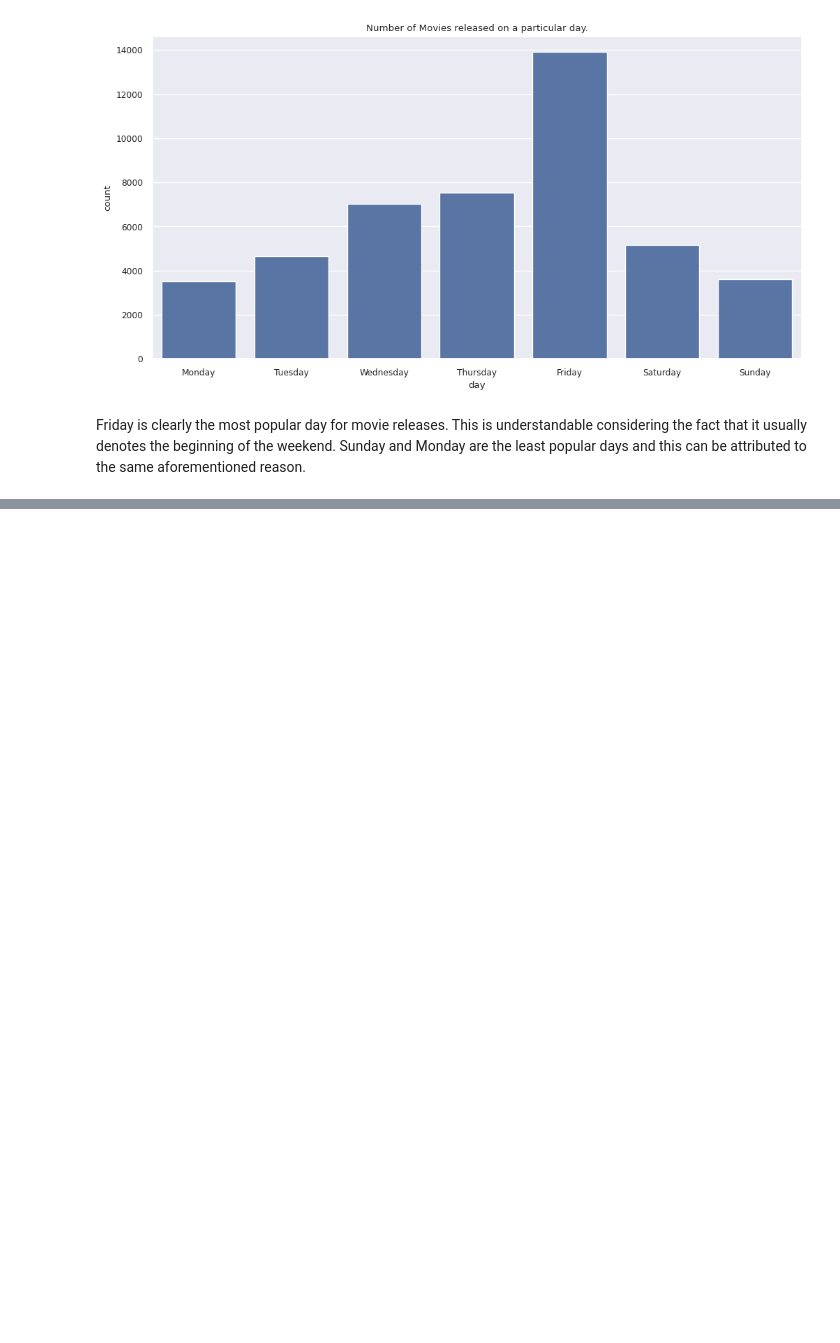
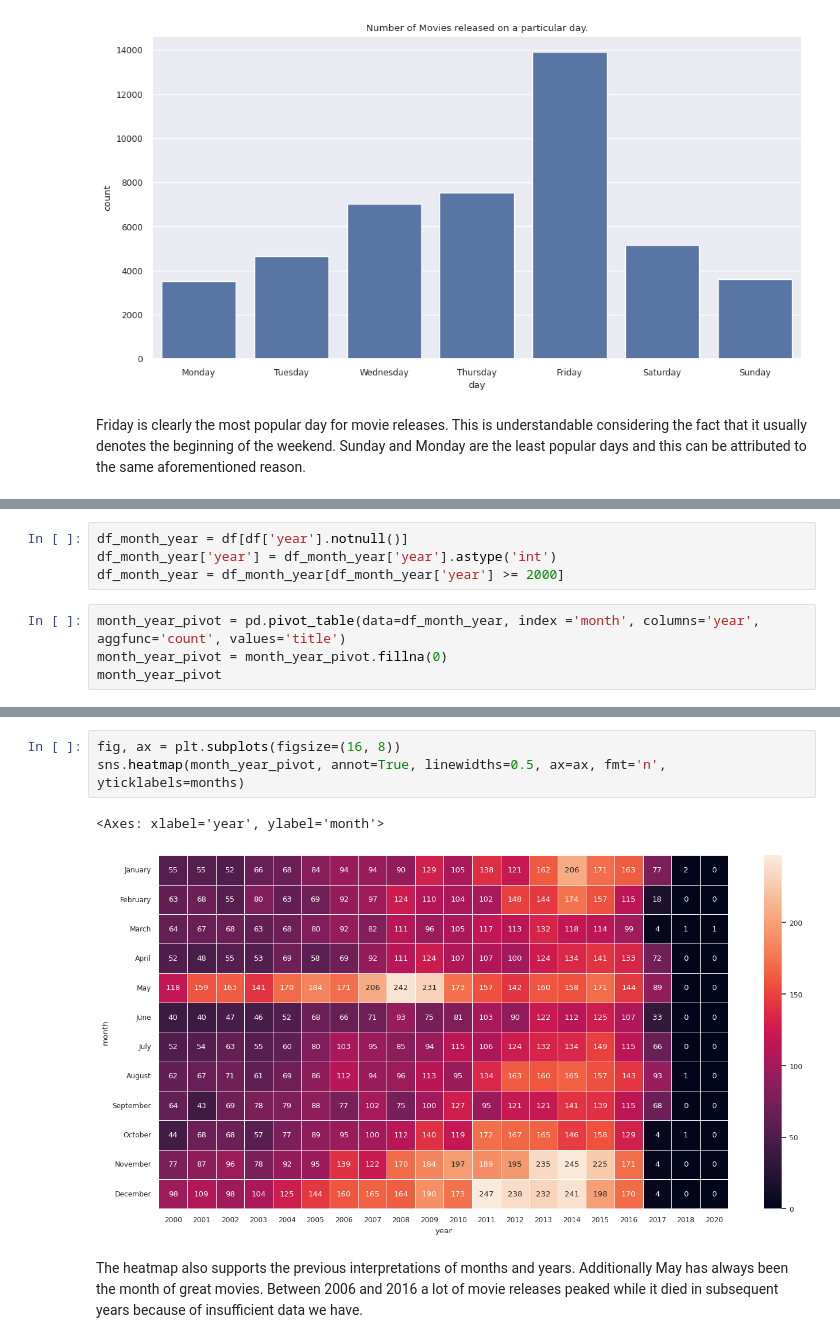
Before and after one commit to M-Awwab-Khan/most-comprehensive-movies-analysis, a Jupyter notebook: Movie_Metrics_An_Analyst_Approach.ipynb, the cells around one changed output, grey strips where cells are left out. Drawn from its saved outputs; the diff is of its cells as text; blank space fills up the shorter version.

```diff
--- a/Movie_Metrics_An_Analyst_Approach.ipynb
+++ b/Movie_Metrics_An_Analyst_Approach.ipynb
@@ -670,0 +706,8 @@ Friday is clearly the most popular day for movie releases. This is understandabl
+# %%
+df_month_year = df[df['year'].notnull()]
+df_month_year['year'] = df_month_year['year'].astype('int')
+df_month_year = df_month_year[df_month_year['year'] >= 2000]
+# %%
+month_year_pivot = pd.pivot_table(data=df_month_year, index ='month', columns='year', aggfunc='count', values='title')
+month_year_pivot = month_year_pivot.fillna(0)
+month_year_pivot
@@ -670,0 +729,8 @@ Friday is clearly the most popular day for movie releases. This is understandabl
+# %%
+fig, ax = plt.subplots(figsize=(16, 8))
+sns.heatmap(month_year_pivot, annot=True, linewidths=0.5, ax=ax, fmt='n', yticklabels=months)
+# %% [output]
+<Axes: xlabel='year', ylabel='month'>
+[figure, added]
+# %% [markdown]
+The heatmap also supports the previous interpretations of months and years. Additionally May has always been the month of great movies. Between 2006 and 2016 a lot of movie releases peaked while it died in subsequent years because of insufficient data we have.
```
Also changed, not shown: parts of 7 cells of this notebook.
